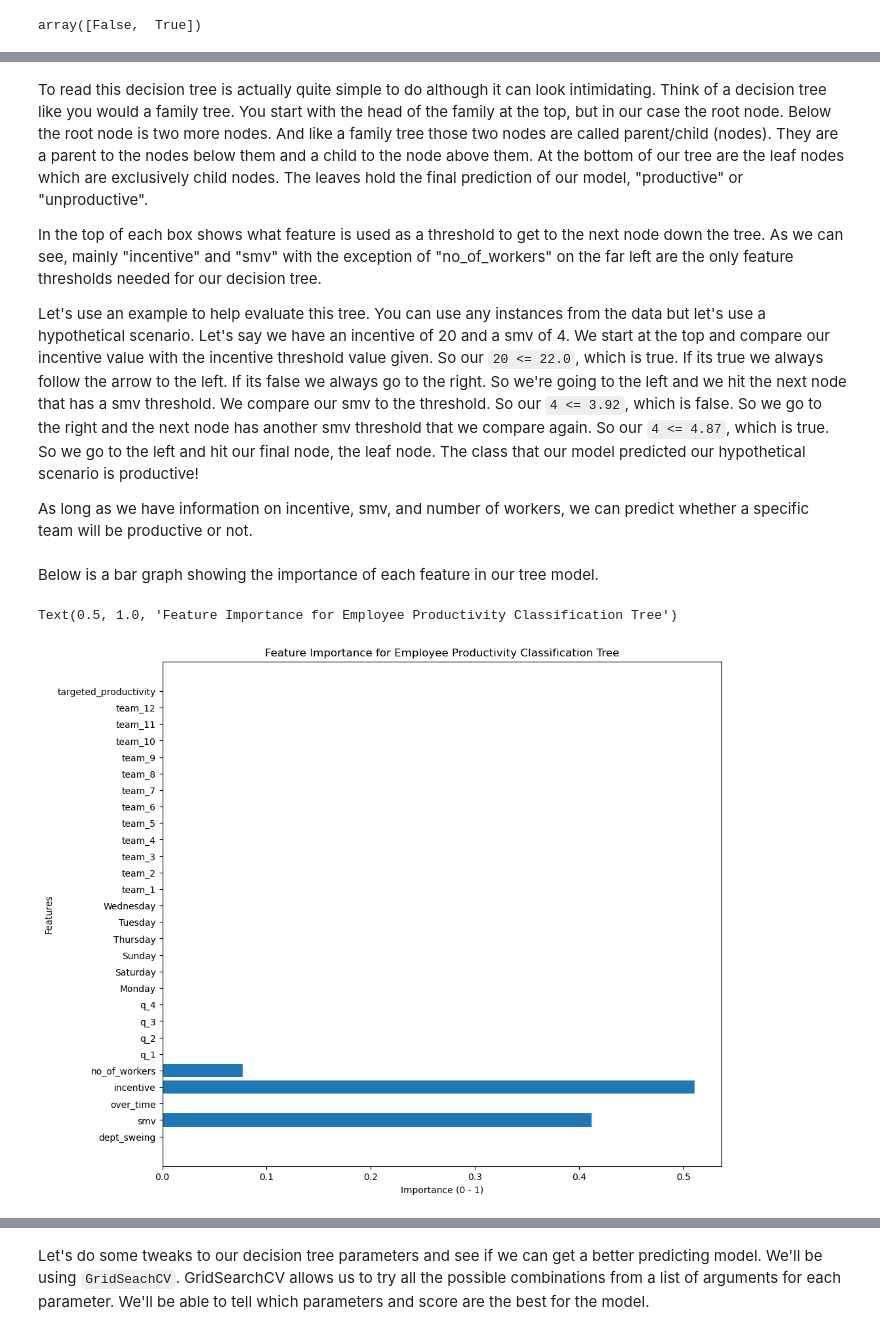
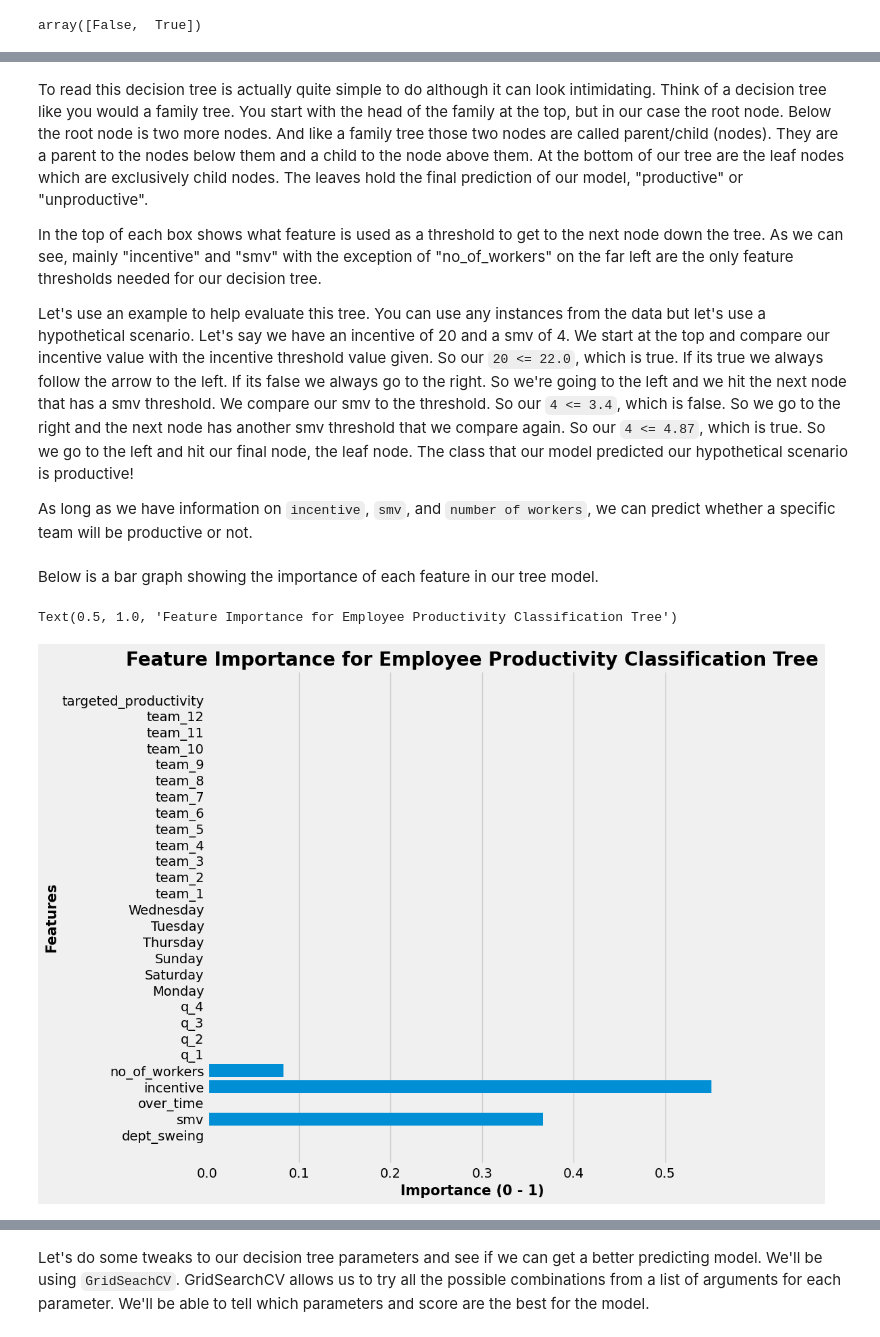
Before and after one commit to vincentariff/predicting-employee-productivity-tree-models, a Jupyter notebook: Predicting Employee Productivity Using Tree Models.ipynb, the cells around one changed output, grey strips where cells are left out. Drawn from its saved outputs; the diff is of its cells as text; code cells hidden in the pictures.

Commit message:
Updated text and model metrics

```diff
--- a/Predicting Employee Productivity Using Tree Models.ipynb
+++ b/Predicting Employee Productivity Using Tree Models.ipynb
@@ -850,22 +877,32 @@ To read this decision tree is actually quite simple to do although it can look i
 
 In the top of each box shows what feature is used as a threshold to get to the next node down the tree. As we can see, mainly "incentive" and "smv" with the exception of "no_of_workers" on the far left are the only feature thresholds needed for our decision tree.
 
-Let's use an example to help evaluate this tree. You can use any instances from the data but let's use a hypothetical scenario. Let's say we have an incentive of 20 and a smv of 4. We start at the top and compare our incentive value with the incentive threshold value given. So our `20 <= 22.0`, which is true. If its true we always follow the arrow to the left. If its false we always go to the right. So we're going to the left and we hit the next node that has a smv threshold. We compare our smv to the threshold. So our `4 <= 3.92`, which is false. So we go to the right and the next node has another smv threshold that we compare again. So our `4 <= 4.87`, which is true. So we go to the left and hit our final node, the leaf node. The class that our model predicted our hypothetical scenario is productive!
+Let's use an example to help evaluate this tree. You can use any instances from the data but let's use a hypothetical scenario. Let's say we have an incentive of 20 and a smv of 4. We start at the top and compare our incentive value with the incentive threshold value given. So our `20 <= 22.0`, which is true. If its true we always follow the arrow to the left. If its false we always go to the right. So we're going to the left and we hit the next node that has a smv threshold. We compare our smv to the threshold. So our `4 <= 3.4`, which is false. So we go to the right and the next node has another smv threshold that we compare again. So our `4 <= 4.87`, which is true. So we go to the left and hit our final node, the leaf node. The class that our model predicted our hypothetical scenario is productive!
 
-As long as we have information on incentive, smv, and number of workers, we can predict whether a specific team will be productive or not.
+As long as we have information on `incentive`, `smv`, and `number of workers`, we can predict whether a specific team will be productive or not.
 # %% [markdown]
 Below is a bar graph showing the importance of each feature in our tree model.
 # %%
-# Bar graph showing what features were used in model and how much
-plt.figure(figsize=(11, 10))
+## Bar graph showing what features were used in model and how much
 
+# Figure size
+plt.figure(figsize=(9, 9))
+
+# Graph style
+plt.style.use('fivethirtyeight')
+
+# Barh graph using tree attributes, names and their importance
 plt.barh(tree.feature_names_in_,
          tree.feature_importances_)
 
-plt.xlabel("Importance (0 - 1)")
-plt.ylabel("Features")
-plt.title("Feature Importance for Employee Productivity Classification Tree")
+# Removes y-axis grid lines
+plt.grid(axis='y', visible=False)
+
+# Axis labels and title
+plt.xlabel("Importance (0 - 1)", weight='bold', size=15)
+plt.ylabel("Features", weight='bold', size=15)
+plt.title("Feature Importance for Employee Productivity Classification Tree", weight='bold', size=20)
 # %% [output]
 Text(0.5, 1.0, 'Feature Importance for Employee Productivity Classification Tree')
-[figure, old version]
+[figure, new version]
 # %% [markdown]
```
Also changed, not shown: parts of 84 cells of this notebook.
